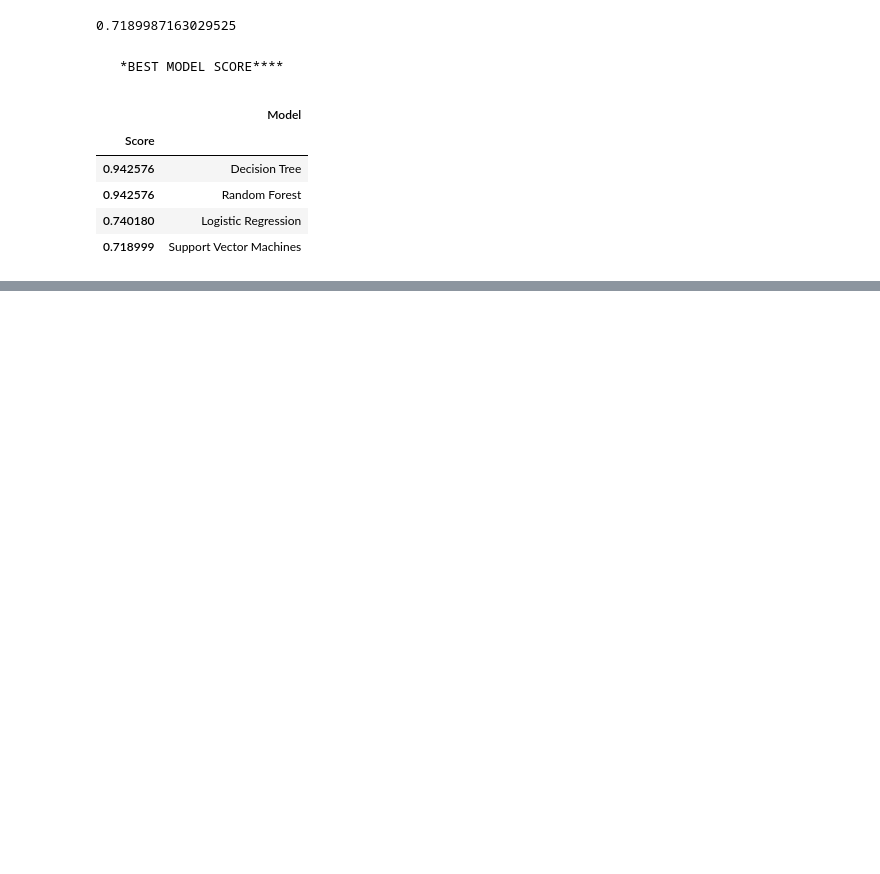
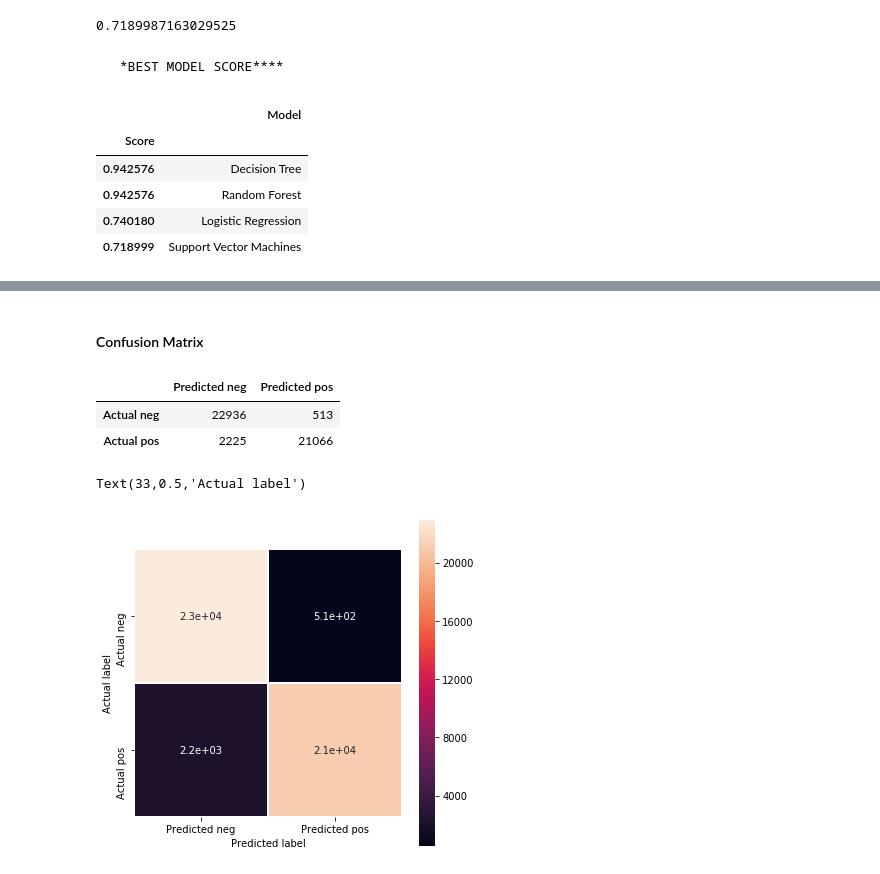
Before and after one commit to pratikchatterjee88/Final_Project, a Jupyter notebook: Final_Project.ipynb, the cells around one changed output, grey strips where cells are left out. Drawn from its saved outputs; the diff is of its cells as text; code cells hidden in the pictures; blank space fills up the shorter version.

```diff
--- a/Final_Project.ipynb
+++ b/Final_Project.ipynb
@@ -465,0 +563,4 @@ result_df.head()
+# %%
+gs=GridSearchCV(estimator=RandomForestClassifier(random_state=100),param_grid=param_grid,cv=10)
+# %%
+gs.fit(X_Train,Y_Train)
@@ -465,0 +612,2 @@ result_df.head()
+# %%
+new_pred=gs.predict(X_Train)
@@ -465,0 +633,19 @@ result_df.head()
+# %% [markdown]
+#### Confusion Matrix
+# %%
+confusion_mat=confusion_matrix(Y_Train, new_pred)
+conf_df=pd.DataFrame(confusion_mat, index=['Actual neg', 'Actual pos'], columns=['Predicted neg', 'Predicted pos'])
+# %%
+conf_df
+# %% [output]
+|  | Predicted neg | Predicted pos |
+| Actual neg | 22936 | 513 |
+| Actual pos | 2225 | 21066 |
+# %%
+plt.figure(figsize=(6,6))
+sns.heatmap(conf_df,annot=True,square=True, linewidths=0.5)
+plt.xlabel('Predicted label')
+plt.ylabel('Actual label')
+# %% [output]
+Text(33,0.5,'Actual label')
+[figure, added]
```
Also changed, not shown: parts of 50 cells of this notebook.
